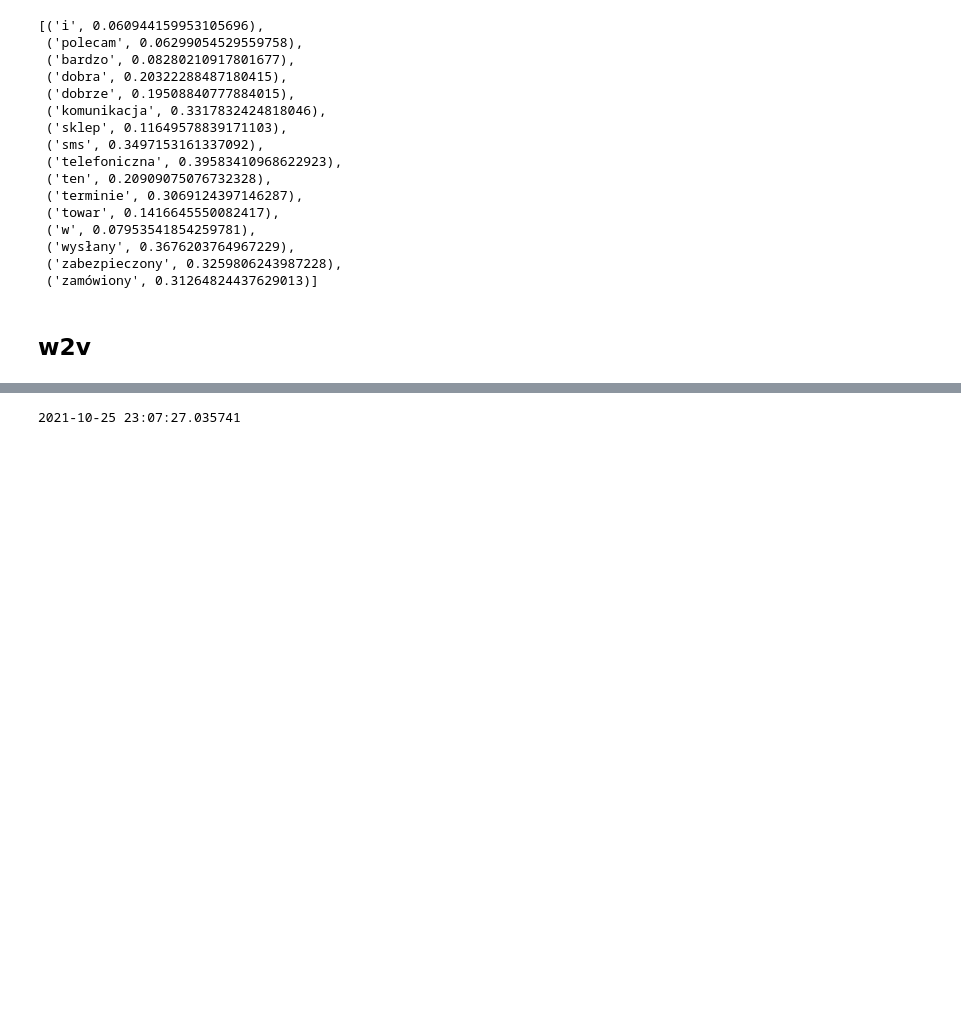
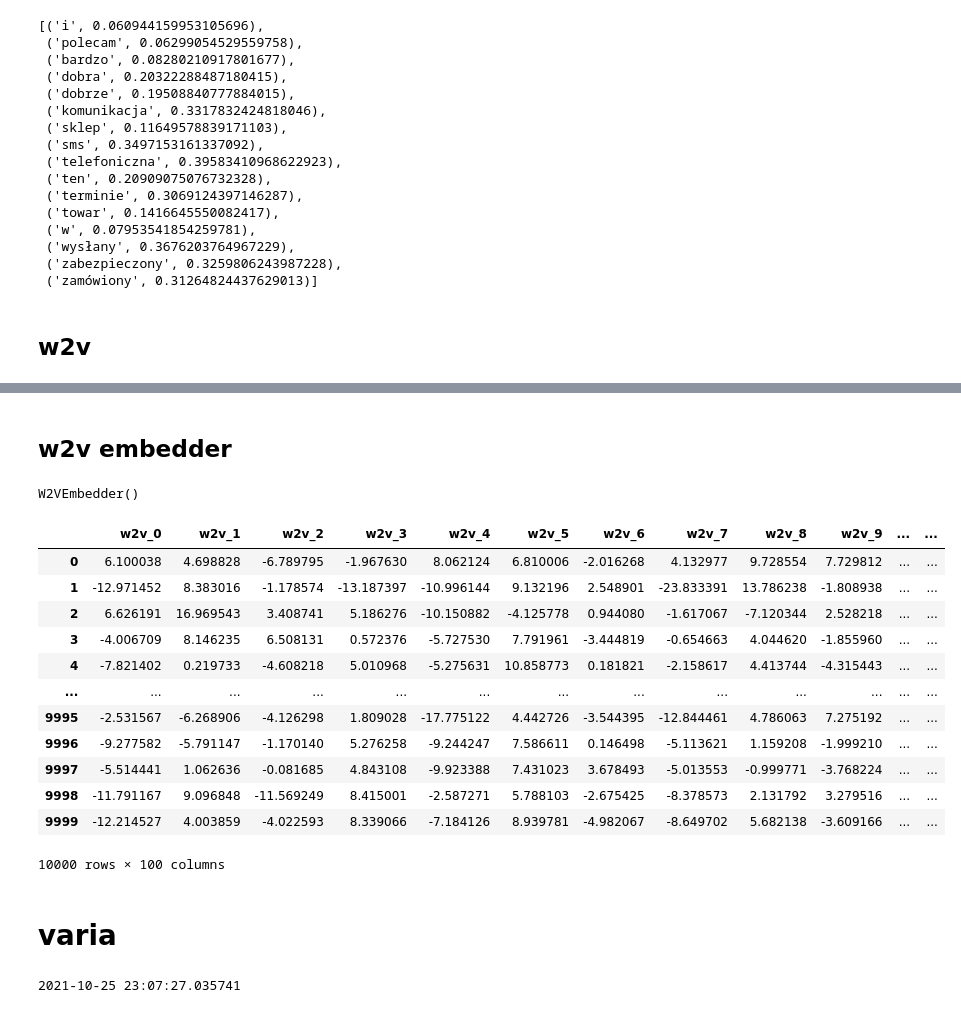
Before and after one commit to mbronis/gensim, a Jupyter notebook: gensim.ipynb, the cells around one changed output, grey strips where cells are left out. Drawn from its saved outputs; the diff is of its cells as text; code cells hidden in the pictures; blank space fills up the shorter version.

Commit message:
add w2v embedder class

```diff
--- a/gensim.ipynb
+++ b/gensim.ipynb
@@ -292,0 +470,2 @@ FileNotFoundError: [Errno 2] No such file or directory: './models/word2vec.model
+# %% [markdown]
+## w2v embedder
@@ -293,3 +474,28 @@ FileNotFoundError: [Errno 2] No such file or directory: './models/word2vec.model
+# %%
+emb = W2VEmbedder()
+# %%
+emb.fit(df_prepro['tokens'])
+# %% [output]
+W2VEmbedder()
+# %%
+tt = emb.transform(df_prepro['tokens'][:10000])
+tt
+# %% [output]
+|  | w2v_0 | w2v_1 | w2v_2 | w2v_3 | w2v_4 | w2v_5 | w2v_6 | w2v_7 | w2v_8 | w2v_9 | ... | ... |
+| 0 | 6.100038 | 4.698828 | -6.789795 | -1.967630 | 8.062124 | 6.810006 | -2.016268 | 4.132977 | 9.728554 | 7.729812 | ... | ... |
+| 1 | -12.971452 | 8.383016 | -1.178574 | -13.187397 | -10.996144 | 9.132196 | 2.548901 | -23.833391 | 13.786238 | -1.808938 | ... | ... |
+| 2 | 6.626191 | 16.969543 | 3.408741 | 5.186276 | -10.150882 | -4.125778 | 0.944080 | -1.617067 | -7.120344 | 2.528218 | ... | ... |
+| 3 | -4.006709 | 8.146235 | 6.508131 | 0.572376 | -5.727530 | 7.791961 | -3.444819 | -0.654663 | 4.044620 | -1.855960 | ... | ... |
+| 4 | -7.821402 | 0.219733 | -4.608218 | 5.010968 | -5.275631 | 10.858773 | 0.181821 | -2.158617 | 4.413744 | -4.315443 | ... | ... |
+| ... | ... | ... | ... | ... | ... | ... | ... | ... | ... | ... | ... | ... |
+| 9995 | -2.531567 | -6.268906 | -4.126298 | 1.809028 | -17.775122 | 4.442726 | -3.544395 | -12.844461 | 4.786063 | 7.275192 | ... | ... |
+| 9996 | -9.277582 | -5.791147 | -1.170140 | 5.276258 | -9.244247 | 7.586611 | 0.146498 | -5.113621 | 1.159208 | -1.999210 | ... | ... |
+| 9997 | -5.514441 | 1.062636 | -0.081685 | 4.843108 | -9.923388 | 7.431023 | 3.678493 | -5.013553 | -0.999771 | -3.768224 | ... | ... |
+| 9998 | -11.791167 | 9.096848 | -11.569249 | 8.415001 | -2.587271 | 5.788103 | -2.675425 | -8.378573 | 2.131792 | 3.279516 | ... | ... |
+| 9999 | -12.214527 | 4.003859 | -4.022593 | 8.339066 | -7.184126 | 8.939781 | -4.982067 | -8.649702 | 5.682138 | -3.609166 | ... | ... |
+10000 rows × 100 columns
+# %% [markdown]
+# varia
 # %%
 from datetime import datetime
 # %%
```
Also changed, not shown: parts of 25 cells of this notebook, 2 other files.
